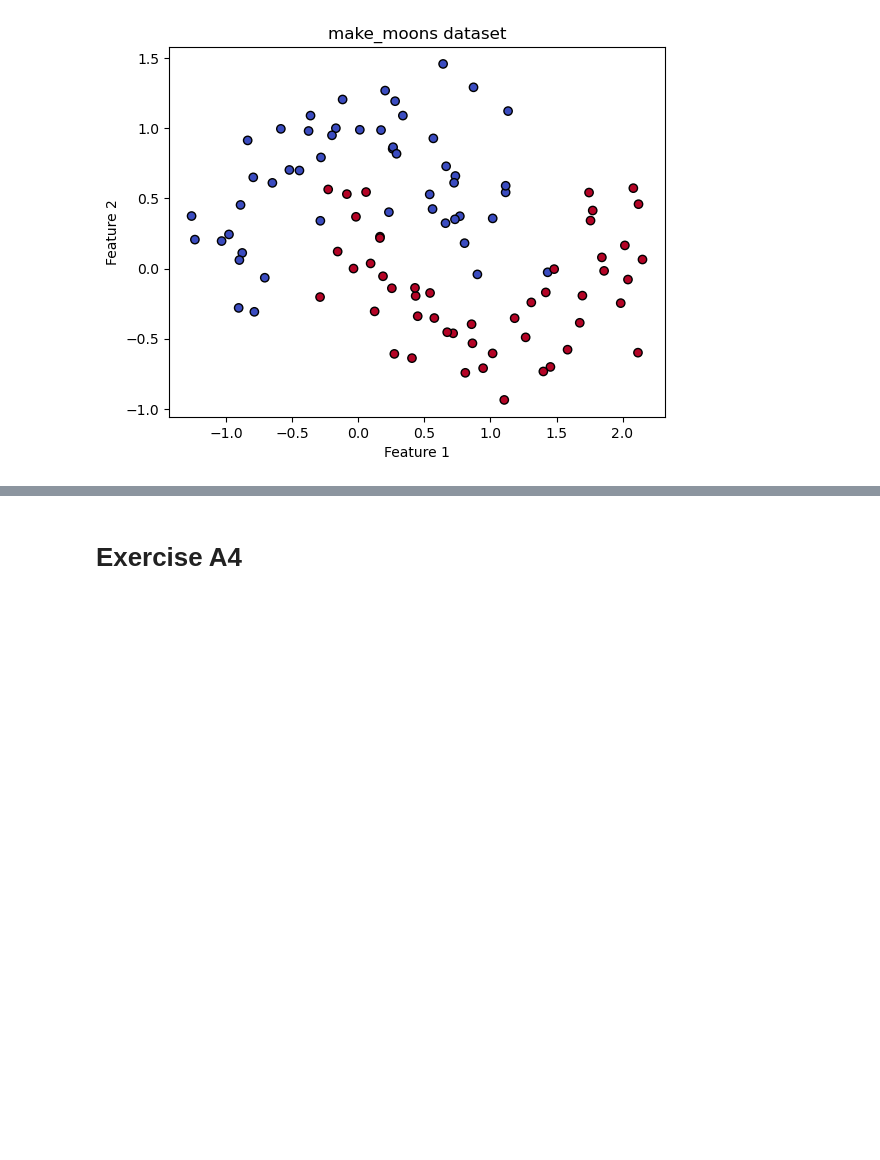
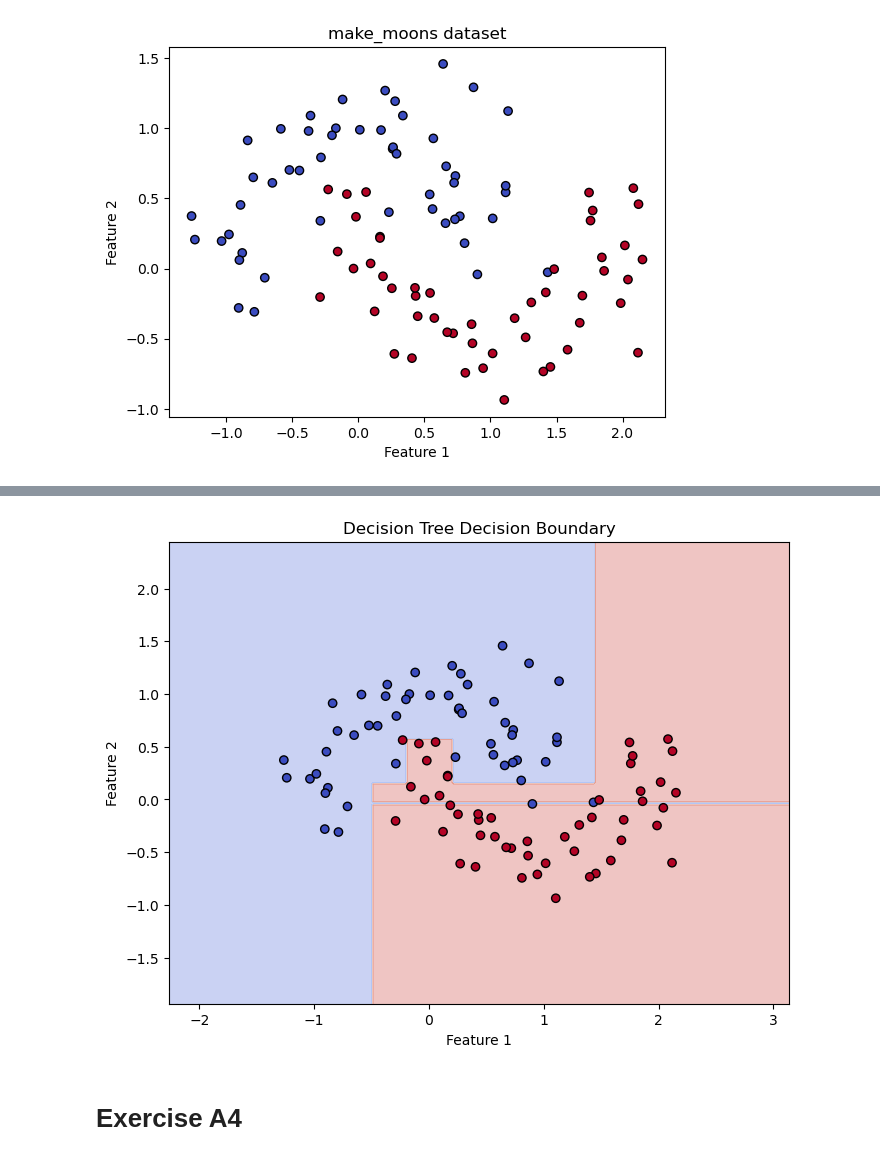
Before and after one commit to Simon-Simonsen/ML_Exercises, a Jupyter notebook: Week8_Exercises_DecisionTree-20251021/Exercises_DT.ipynb, the cells around one changed output, grey strips where cells are left out. Cells and saved outputs as stored; diff of their text form; code cells hidden in the pictures; blank space fills up the shorter version.

```diff
--- a/Week8_Exercises_DecisionTree-20251021/Exercises_DT.ipynb
+++ b/Week8_Exercises_DecisionTree-20251021/Exercises_DT.ipynb
@@ -273,4 +452,13 @@ plt.show()
 # %% [output]
 [figure]
 # %%
-# Your solution goes here
+from sklearn.tree import DecisionTreeClassifier
+from sklearn.model_selection import train_test_split
+from sklearn.model_selection import cross_val_score
+from sklearn.metrics import accuracy_score, classification_report, confusion_matrix
+
+clf = DecisionTreeClassifier(max_depth=5, random_state=42)
+X_train, X_test, y_train, y_test = train_test_split(X,y, random_state=42)
+clf.fit(X_train, y_train)
+y_pred = clf.predict(X_test)
+print(classification_report(y_pred, y_test))
@@ -277,3 +474,23 @@ plt.show()
+# %%
+x_min, x_max = X[:, 0].min() - 1, X[:, 0].max() + 1
+y_min, y_max = X[:, 1].min() - 1, X[:, 1].max() + 1
+xx, yy = np.meshgrid(np.arange(x_min, x_max, 0.02),
+                     np.arange(y_min, y_max, 0.02))
+
+# Predict over the grid
+Z = clf.predict(np.c_[xx.ravel(), yy.ravel()])
+Z = Z.reshape(xx.shape)
+
+# Plot
+plt.figure(figsize=(8, 6))
+plt.contourf(xx, yy, Z, alpha=0.3, cmap=plt.cm.coolwarm)
+plt.scatter(X[:, 0], X[:, 1], c=y, edgecolor='k', cmap=plt.cm.coolwarm)
+plt.title("Decision Tree Decision Boundary")
+plt.xlabel("Feature 1")
+plt.ylabel("Feature 2")
+plt.show()
+# %% [output]
+[figure, added]
 # %% [markdown]
 # Exercise A4
 # %% [markdown]
```
Also changed, not shown: parts of 11 cells of this notebook, 1 other file.
